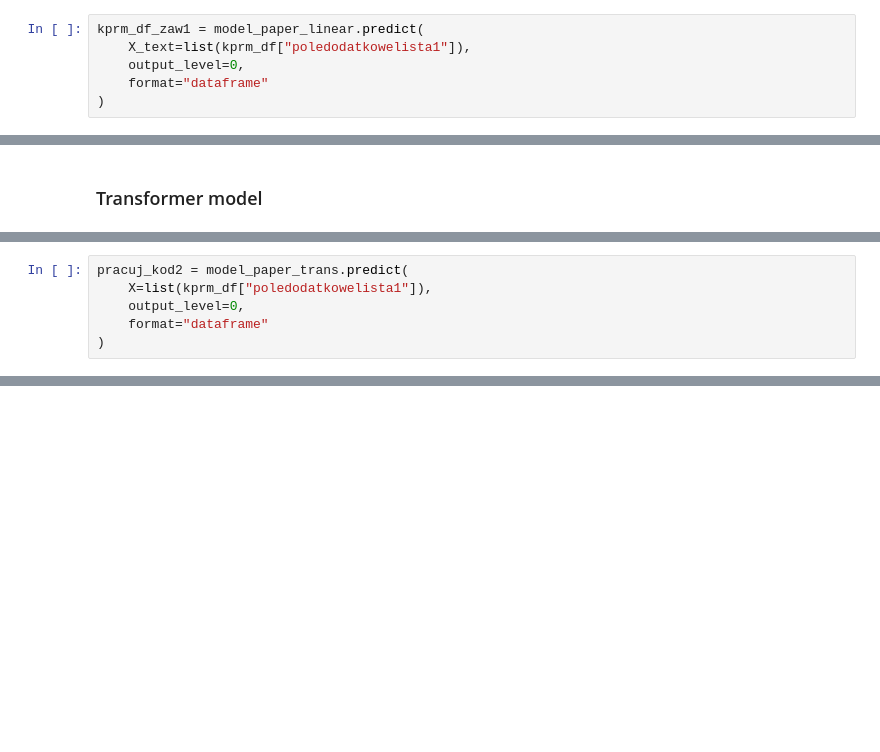
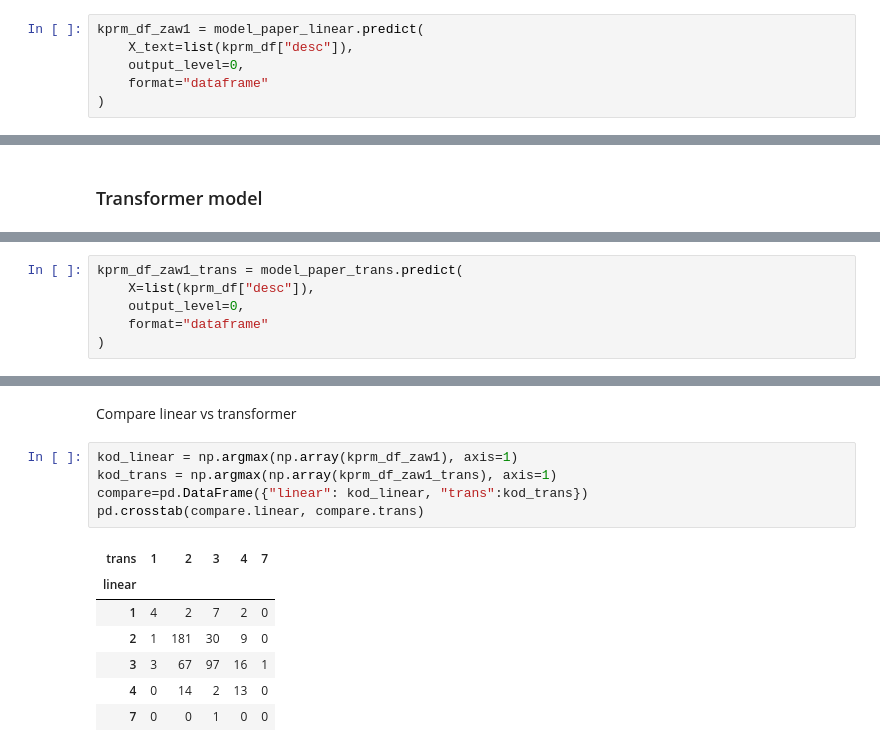
Before and after one commit to ONLABSPL/job-ads-classifier, a Jupyter notebook: job_classification_examples.ipynb, the cells around one changed output, grey strips where cells are left out. Drawn from its saved outputs; the diff is of its cells as text; blank space fills up the shorter version.

```diff
--- a/job_classification_examples.ipynb
+++ b/job_classification_examples.ipynb
@@ -167,7 +155,7 @@ https://scikit-learn.org/stable/modules/model_persistence.html#security-maintain
   UserWarning,
 # %%
 kprm_df_zaw1 = model_paper_linear.predict(
-    X_text=list(kprm_df["poledodatkowelista1"]),
+    X_text=list(kprm_df["desc"]),
     output_level=0,
     format="dataframe"
 )
@@ -222,8 +214,8 @@ Some weights of the model checkpoint at allegro/herbert-base-cased were not used
 - This IS expected if you are initializing BertModel from the checkpoint of a model trained on another task or with another architecture (e.g. initializing a BertForSequenceClassification model from a ...
 - This IS NOT expected if you are initializing BertModel from the checkpoint of a model that you expect to be exactly identical (initializing a BertForSequenceClassification model from a BertForSequen ...
 # %%
-pracuj_kod2 = model_paper_trans.predict(
-    X=list(kprm_df["poledodatkowelista1"]),
+kprm_df_zaw1_trans = model_paper_trans.predict(
+    X=list(kprm_df["desc"]),
     output_level=0,
     format="dataframe"
 )
@@ -229,0 +250,15 @@ pracuj_kod2 = model_paper_trans.predict(
+# %% [markdown]
+Compare linear vs transformer
+# %%
+kod_linear = np.argmax(np.array(kprm_df_zaw1), axis=1)
+kod_trans = np.argmax(np.array(kprm_df_zaw1_trans), axis=1)
+compare=pd.DataFrame({"linear": kod_linear, "trans":kod_trans})
+pd.crosstab(compare.linear, compare.trans)
+# %% [output]
+| trans | 1 | 2 | 3 | 4 | 7 |
+| linear |  |  |  |  |  |
+| 1 | 4 | 2 | 7 | 2 | 0 |
+| 2 | 1 | 181 | 30 | 9 | 0 |
+| 3 | 3 | 67 | 97 | 16 | 1 |
+| 4 | 0 | 14 | 2 | 13 | 0 |
+| 7 | 0 | 0 | 1 | 0 | 0 |
```
Also changed, not shown: parts of 36 cells of this notebook.
